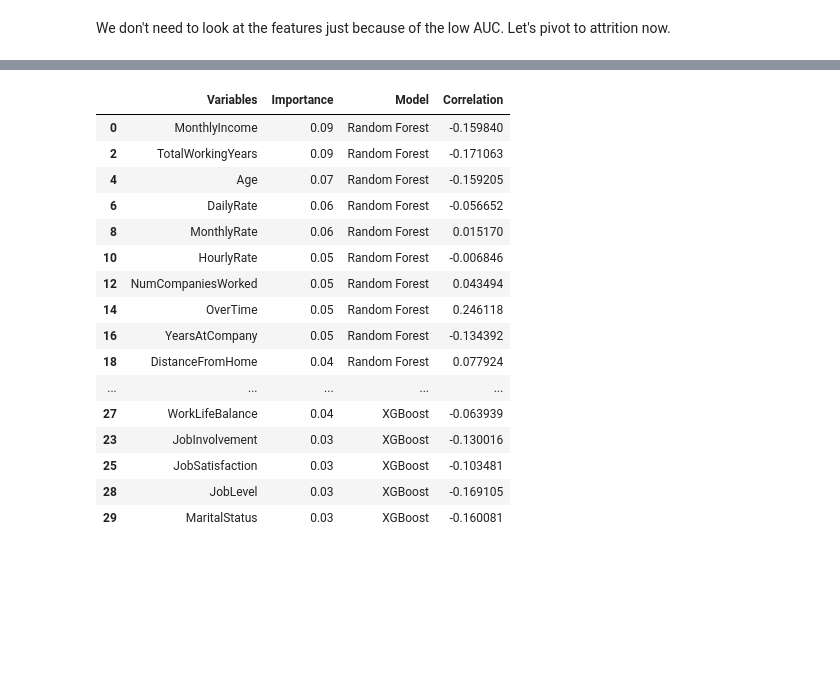
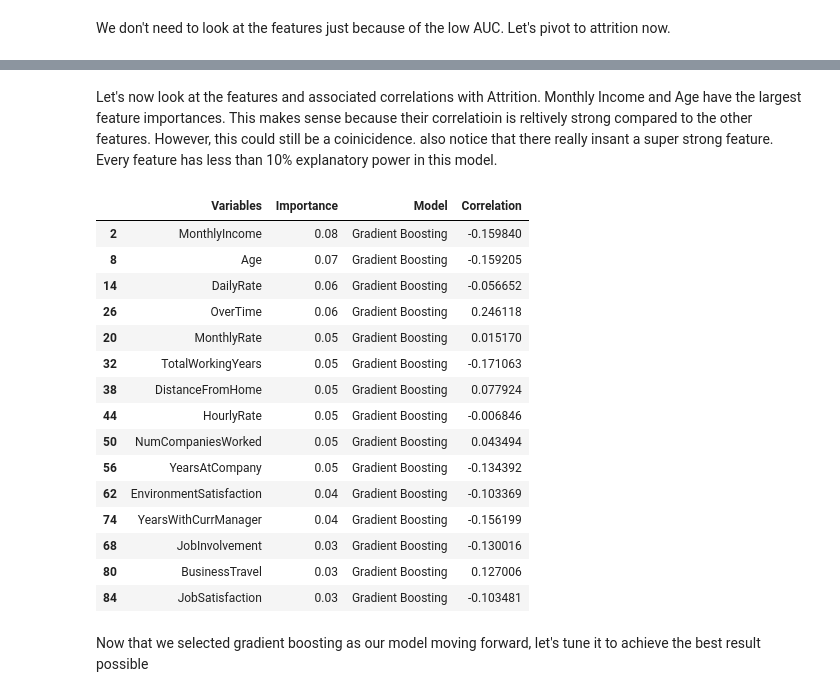
Before and after one commit to mmacrides/Personal-Projects, a Jupyter notebook: Employee Attrition - Machine Learning/EmployeeAttrition.ipynb, the cells around one changed output, grey strips where cells are left out. Saved outputs shown, nothing was run; the diff lists cells and outputs as text; code cells hidden in the pictures; blank space fills up the shorter version.

```diff
--- a/Employee Attrition - Machine Learning/EmployeeAttrition.ipynb
+++ b/Employee Attrition - Machine Learning/EmployeeAttrition.ipynb
@@ -15,7 +16,7 @@ matplotlib.use('module://ipykernel.pylab.backend_inline')
 import matplotlib.pyplot as plt
 plt.rcParams['figure.figsize'] = [15, 5]
 # %%
-models = ['Random Forest', 'XGBoost']
+models = ['Random Forest', 'XGBoost', 'Gradient Boosting', 'SVM', 'Logistic Regression', 'Naive Bayes']
 path = "/Users/matthewmacrides/Python and R/Github/Employee Attrition - Machine Learning/"
 # %%
 hr = pd.read_csv(path + 'HR.csv', sep=',', decimal='.')
@@ -184,6 +185,14 @@ def modeling(x, y, target):
             model_ = RandomForestClassifier()
         elif model == 'XGBoost':
             model_ = XGBClassifier()
+        elif model == 'Gradient Boosting':
+            model_ = GradientBoostingClassifier()
+        elif model == 'SVM':
+            model_ = SVC()
+        elif model == 'Logistic Regression':
+            model_ = LogisticRegression()
+        elif model == 'Naive Bayes':
+            model_ = GaussianNB()
 
         model_ = RandomForestClassifier()
         model_.fit(x_train, y_train.values.ravel())
@@ -216,6 +225,10 @@ def modeling(x, y, target):
         #print(classification_report(y_pred, y_test))
 
     return metric, features, compare
+# %%
+def feature(features, model):
+    features_small = features[features['Model'] == model]
+    return features_small
 # %%
 metric, features, compare = modeling(x, y, target)
 metric
@@ -241,25 +299,29 @@ metric
+# %% [markdown]
+Let's now look at the features and associated correlations with Attrition. Monthly Income and Age have the largest feature importances. This makes sense because their correlatioin is reltively strong compared to the other features. However, this could still be a coinicidence. also notice that there really insant a super strong feature. Every feature has less than 10% explanatory power in this model.
 # %%
 features = pd.merge(features, corr_attrition[['Variables', 'Correlation']], on='Variables')
 features = features.sort_values(['Model', 'Importance'], ascending=[True, False])
-features
+features_small = feature(features, 'Gradient Boosting')
+features_small
 # %% [output]
 |  | Variables | Importance | Model | Correlation |
-| 0 | MonthlyIncome | 0.09 | Random Forest | -0.159840 |
-| 2 | TotalWorkingYears | 0.09 | Random Forest | -0.171063 |
-| 4 | Age | 0.07 | Random Forest | -0.159205 |
-| 6 | DailyRate | 0.06 | Random Forest | -0.056652 |
-| 8 | MonthlyRate | 0.06 | Random Forest | 0.015170 |
-| 10 | HourlyRate | 0.05 | Random Forest | -0.006846 |
-| 12 | NumCompaniesWorked | 0.05 | Random Forest | 0.043494 |
-| 14 | OverTime | 0.05 | Random Forest | 0.246118 |
-| 16 | YearsAtCompany | 0.05 | Random Forest | -0.134392 |
-| 18 | DistanceFromHome | 0.04 | Random Forest | 0.077924 |
-| ... | ... | ... | ... | ... |
-| 27 | WorkLifeBalance | 0.04 | XGBoost | -0.063939 |
-| 23 | JobInvolvement | 0.03 | XGBoost | -0.130016 |
-| 25 | JobSatisfaction | 0.03 | XGBoost | -0.103481 |
-| 28 | JobLevel | 0.03 | XGBoost | -0.169105 |
-| 29 | MaritalStatus | 0.03 | XGBoost | -0.160081 |
+| 2 | MonthlyIncome | 0.08 | Gradient Boosting | -0.159840 |
+| 8 | Age | 0.07 | Gradient Boosting | -0.159205 |
+| 14 | DailyRate | 0.06 | Gradient Boosting | -0.056652 |
+| 26 | OverTime | 0.06 | Gradient Boosting | 0.246118 |
+| 20 | MonthlyRate | 0.05 | Gradient Boosting | 0.015170 |
+| 32 | TotalWorkingYears | 0.05 | Gradient Boosting | -0.171063 |
+| 38 | DistanceFromHome | 0.05 | Gradient Boosting | 0.077924 |
+| 44 | HourlyRate | 0.05 | Gradient Boosting | -0.006846 |
+| 50 | NumCompaniesWorked | 0.05 | Gradient Boosting | 0.043494 |
+| 56 | YearsAtCompany | 0.05 | Gradient Boosting | -0.134392 |
+| 62 | EnvironmentSatisfaction | 0.04 | Gradient Boosting | -0.103369 |
+| 74 | YearsWithCurrManager | 0.04 | Gradient Boosting | -0.156199 |
+| 68 | JobInvolvement | 0.03 | Gradient Boosting | -0.130016 |
+| 80 | BusinessTravel | 0.03 | Gradient Boosting | 0.127006 |
+| 84 | JobSatisfaction | 0.03 | Gradient Boosting | -0.103481 |
+# %% [markdown]
+Now that we selected gradient boosting as our model moving forward, let's tune it to achieve the best result possible
 # %%
 # split the data into training and testing sets, with stratification - to ensure that the distribution is the same for train and test
 x_train_0, x_test_0, y_train_0, y_test_0 = train_test_split(x[y==0], y[y==0], test_size=0.5, stratify=y[y==0])
```
Also changed, not shown: parts of 7 cells of this notebook.
